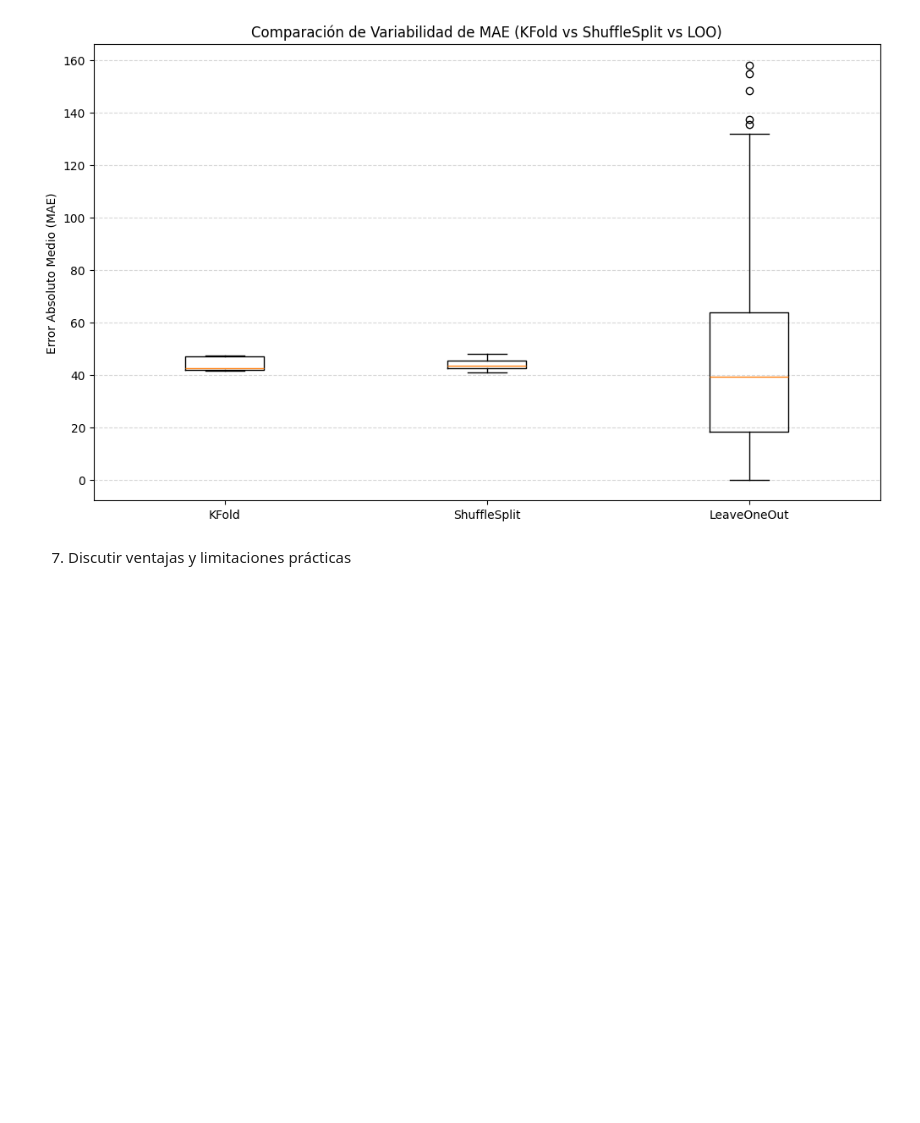
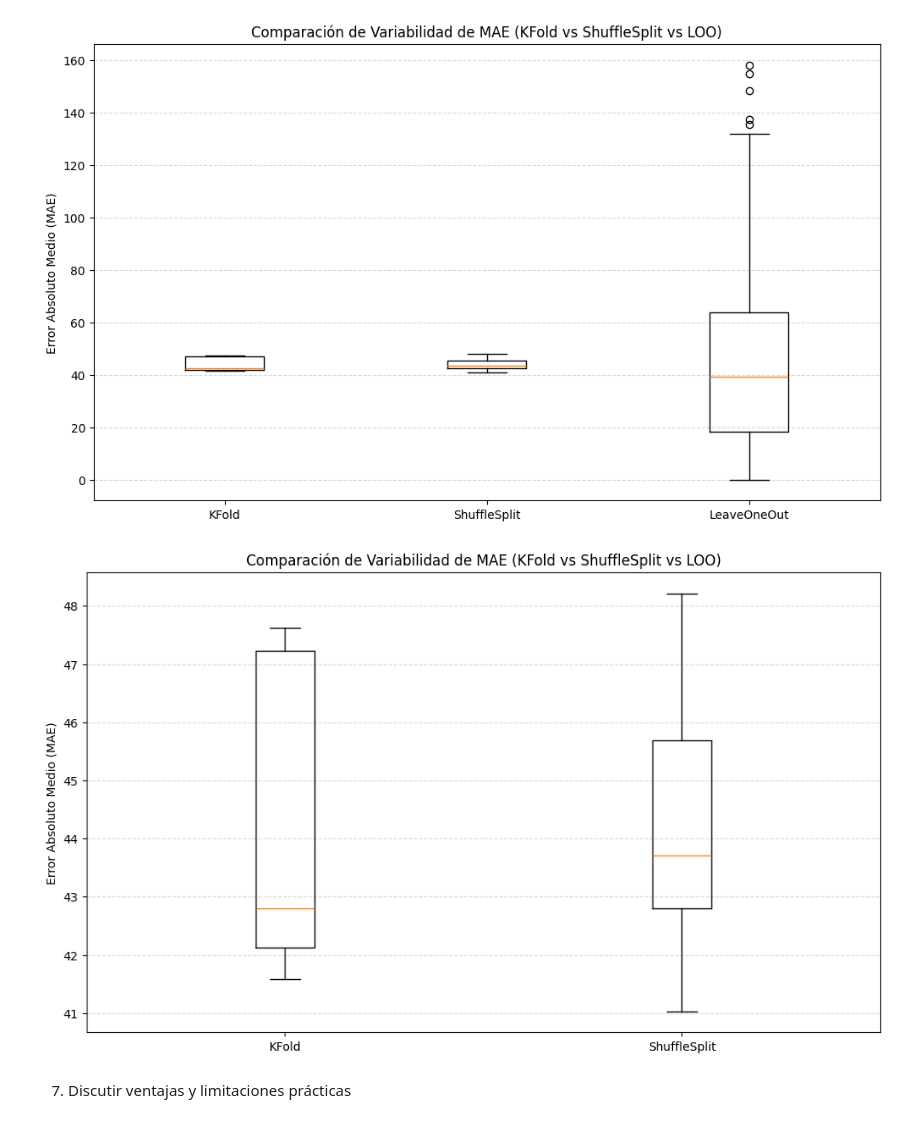
Before and after one commit to yuri19762008/000_ANALISTA_DATOS, a Jupyter notebook: Bootcamp-main/Modulo6/Leccion2/Index_M6_AE2.ipynb, the cells around one changed output. Drawn from its saved outputs; the diff is of its cells as text; code cells hidden in the pictures; blank space fills up the shorter version.

```diff
--- a/Bootcamp-main/Modulo6/Leccion2/Index_M6_AE2.ipynb
+++ b/Bootcamp-main/Modulo6/Leccion2/Index_M6_AE2.ipynb
@@ -340,6 +351,25 @@ plt.grid(axis='y', linestyle='--', alpha=0.5)
 plt.show()
 # %% [output]
 [figure]
+# %%
+import matplotlib.pyplot as plt
+
+# Configuramos el gráfico para las 3 técnicas guardadas en 'resultados'
+plt.figure(figsize=(12, 7))
+
+# Incluimos LeaveOneOut para ver el contraste de variabilidad
+plt.boxplot([resultados["KFold (k=5)"],
+             resultados["ShuffleSplit"]],
+            tick_labels=["KFold", "ShuffleSplit"])
+
+plt.title("Comparación de Variabilidad de MAE (KFold vs ShuffleSplit vs LOO)")
+plt.ylabel("Error Absoluto Medio (MAE)")
+plt.grid(axis='y', linestyle='--', alpha=0.5)
+
+# Añadimos una nota visual sobre la escala
+plt.show()
+# %% [output]
+[figure, added]
 # %% [markdown]
 7. Discutir ventajas y limitaciones prácticas
 # %% [markdown]
```
Also changed, not shown: parts of 4 cells of this notebook, 2 other files.
